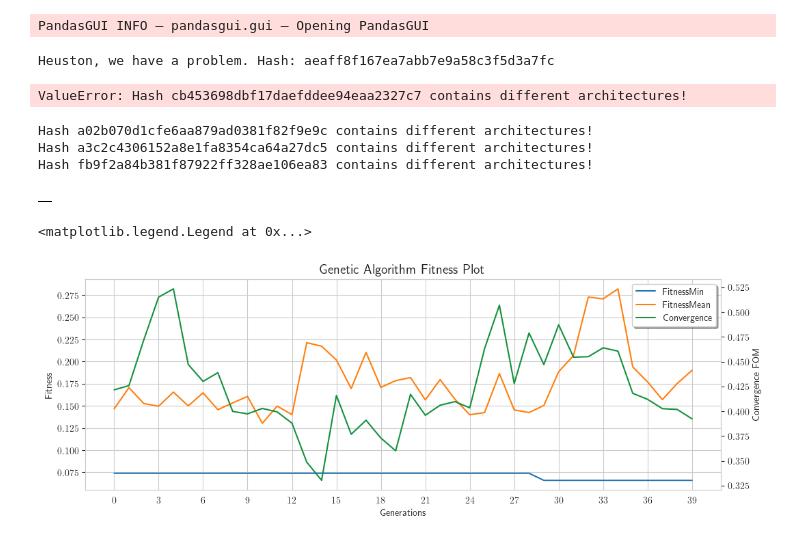
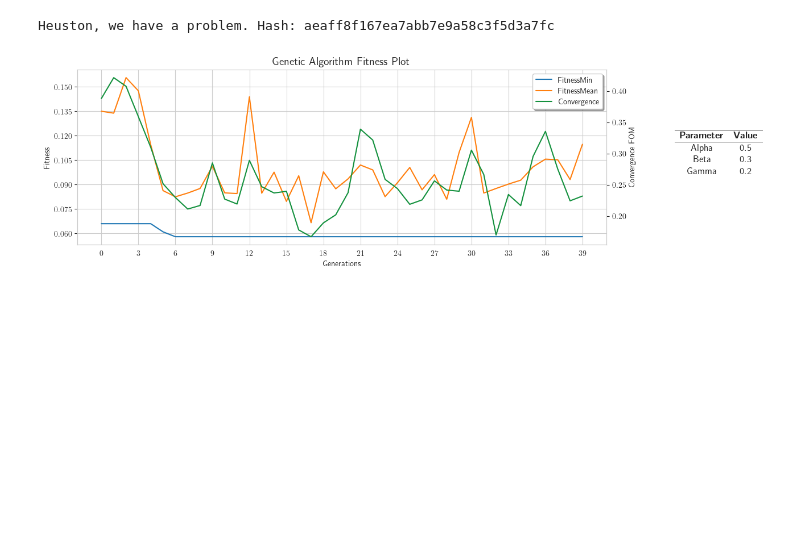
Before and after one commit to poflynn529/logicnets-nas, a Jupyter notebook: examples/cybersecurity/genetic_analysis/df_analysis.ipynb, the cells around one changed output. Drawn from its saved outputs; the diff is of its cells as text; code cells hidden in the pictures; blank space fills up the shorter version.

```diff
--- a/examples/cybersecurity/genetic_analysis/df_analysis.ipynb
+++ b/examples/cybersecurity/genetic_analysis/df_analysis.ipynb
@@ -6,11 +6,9 @@ import matplotlib.pyplot as plt
 from pandasgui import show
 import matplotlib.ticker as ticker
 # %%
-df = pd.read_pickle("../nas_pickle/test_0.98_util_0.02_hl_4_10_40.pkl")
+df = pd.read_pickle("../nas_pickle/acc_0.98_util_0.02_hl_4_10_40.pkl")
 
-gui = show(df)
+#df.groupby('hash').first().nsmallest(40, 'fitness')
-# %% [output]
-PandasGUI INFO — pandasgui.gui — Opening PandasGUI
 # %%
 # Check if the mutation problem still exists.
 
@@ -43,17 +41,10 @@ def validate(df):
         if not df.index.is_unique:
             raise(ValueError(f"Index values are not unique!"))
 
-validate(df)
+#validate(df)
-# %% [output]
-ValueError: Hash cb453698dbf17daefddee94eaa2327c7 contains different architectures!
 # %%
-df = pd.read_pickle("../nas_pickle/test_0.98_util_0.02_hl_4_10_40.pkl")
-df.groupby('hash').apply(validate)
+df = pd.read_pickle("../nas_pickle/acc_0.98_util_0.02_hl_4_10_40.pkl")
+# df.groupby('hash').apply(validate)
-# %% [output]
-Hash a02b070d1cfe6aa879ad0381f82f9e9c contains different architectures!
-Hash a3c2c4306152a8e1fa8354ca64a27dc5 contains different architectures!
-Hash fb9f2a84b381f87922ff328ae106ea83 contains different architectures!
-|  |
 # %%
 def serialise_params(pd_obj):
     serial_list = pd_obj["hidden_layers"] + pd_obj["inter_layer_bitwidth"] + pd_obj["inter_layer_fanin"]
@@ -82,57 +73,47 @@ import os
 os.environ["PATH"] += os.pathsep + 'C:/Users/Peter/AppData/Local/Programs/MiKTeX/miktex/bin/x64'
 
 sns.set_style('whitegrid')
 plt.rc('text', usetex=True)
 plt.rc('text.latex', preamble=r'')
 
 fig, ax1 = plt.subplots(figsize=(12, 4))
 
 ln1 = ax1.plot(generation_stats[['min', 'mean']], label=['FitnessMin', 'FitnessMean'])
 ax1.set_xlabel("Generations")
 ax1.set_ylabel("Fitness")
 ax1.set_title("Genetic Algorithm Fitness Plot", fontsize=14)
 ax2 = plt.twinx(ax1)
 ln2 = ax2.plot(generation_stats['convergence'], color="#14913E", label="Convergence")
 ax2.tick_params(axis='y')
 ax2.set_ylabel("Convergence FOM")
 
 ax1.yaxis.set_major_locator(ticker.MaxNLocator(10))
 ax1.xaxis.set_major_locator(ticker.MaxNLocator(16))
 ax2.grid(None)
 
 # Create a single, shared legend
 lns = ln1 + ln2
 labels = [l.get_label() for l in lns]
 ax1.legend(lns, labels, loc='upper right', fancybox=True, shadow=True, ncol=1)
 
-# latex_table = r"""
-# \begin{tabular}{ll}
-# \hline
-# \textbf{Parameter} & \textbf{Value} \\
-# \hline
-# Alpha & 0.5 \\
-# Beta & 0.3 \\
-# Gamma & 0.2 \\
-# \hline
-# \end{tabular}
-# """
+latex_table = (
+r"\begin{tabular}{cc}"
+r"\hline "
+r"\textbf{Parameter} & \textbf{Value} \\"
+r"\hline "
+r"Alpha & 0.5 \\"
+r"Beta & 0.3 \\"
+r"Gamma & 0.2"
+r"\end{tabular}")
 
-# # Display the LaTeX table in the figure
-# plt.text(1.1, 0.5, latex_table)
+# Display the LaTeX table in the figure
+plt.figtext(1, 0.5, latex_table, fontsize=12, ha='left')
 
-#transform=ax1.transAxes
+transform=ax1.transAxes
 
-# parameters = [['Learning rate', '0.01'],
-#               ['Epochs', '100'],
-#               ['Batch size', '32'],
-#               ['Optimizer', 'Adam']]
-
-# # Add a table at the right of the axes
-# table = plt.table(cellText=parameters,
-#                   colLabels=['Parameter', 'Value'],
-#                   cellLoc = 'center',
-#                   loc='center right',
-#                   bbox=[1.1, 0, 0.3, 1])  # [left, bottom, width, height]
+parameters = [['Learning rate', '0.01'],
+              ['Epochs', '100'],
+              ['Batch size', '32'],
+              ['Optimizer', 'Adam']]
 # %% [output]
-<matplotlib.legend.Legend at 0x...>
-[figure, old version]
+[figure, new version]
```
Also changed, not shown: parts of 5 cells of this notebook, 11 other files.
